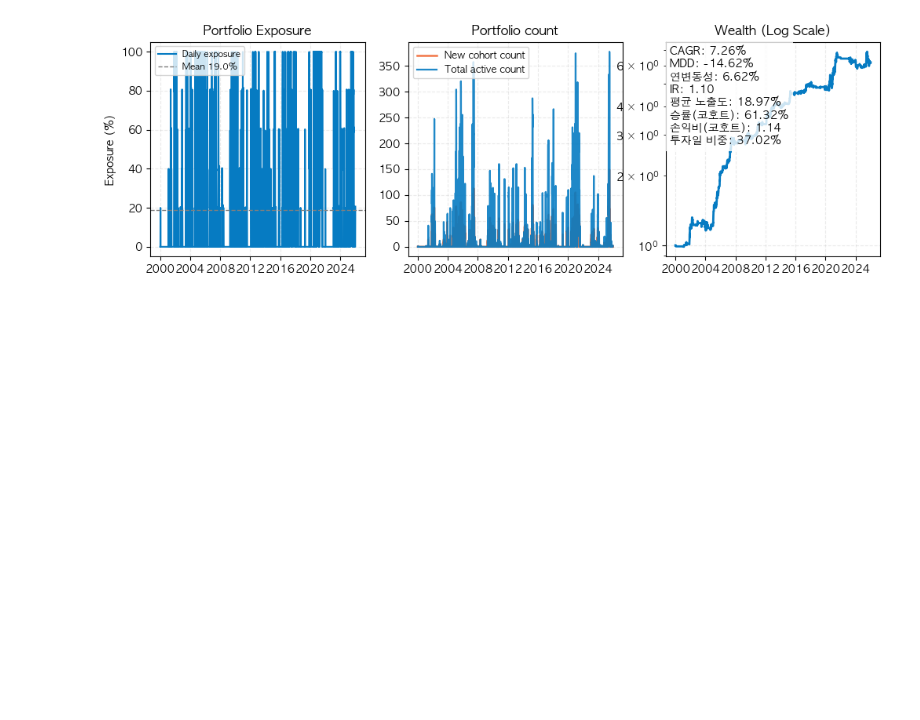
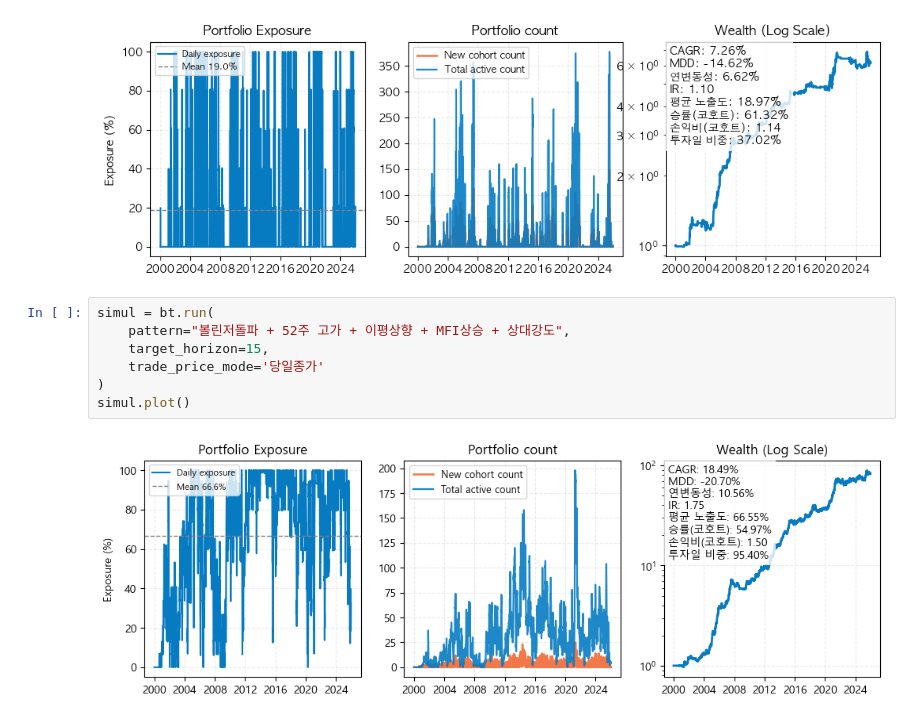
Before and after one commit to gem763/metricstudio, a Jupyter notebook: 실험 2026.03.13.ipynb, the cells around one changed output. Drawn from its saved outputs; the diff is of its cells as text; blank space fills up the shorter version.

```diff
--- a/실험 2026.03.13.ipynb
+++ b/실험 2026.03.13.ipynb
@@ -111,3 +126,12 @@ simul = bt.run(
 simul.plot()
 # %% [output]
 [figure]
+# %%
+simul = bt.run(
+    pattern="볼린저돌파 + 52주 고가 + 이평상향 + MFI상승 + 상대강도",
+    target_horizon=15,
+    trade_price_mode='당일종가'
+)
+simul.plot()
+# %% [output]
+[figure, added]
```
Also changed, not shown: parts of 3 cells of this notebook, 8 other files.
